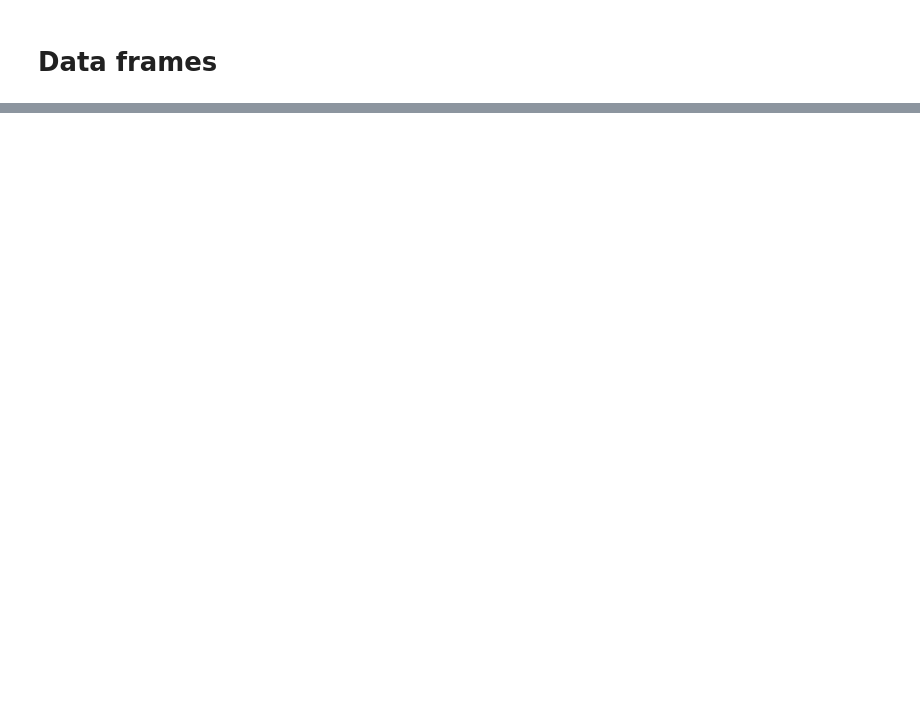
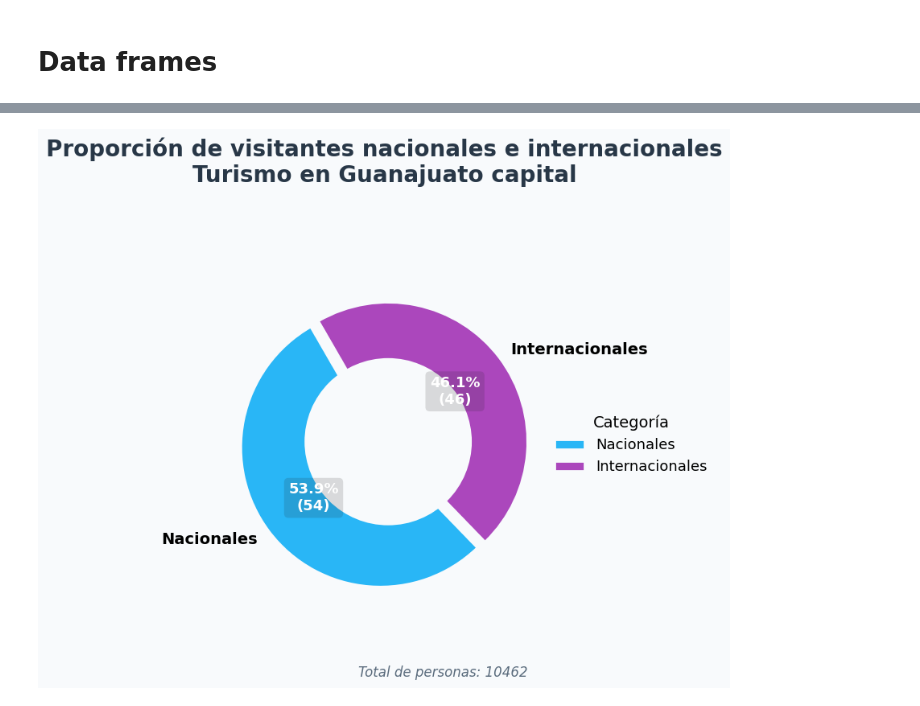
Before and after one commit to Seikened/semestre_IV, a Jupyter notebook: graphic_visualization/proyecto_final/Proyecto_FernandoLeonFranco_codigo.ipynb, the cells around one changed output, grey strips where cells are left out. Drawn from its saved outputs; the diff is of its cells as text; code cells hidden in the pictures; blank space fills up the shorter version.

```diff
--- a/graphic_visualization/proyecto_final/Proyecto_FernandoLeonFranco_codigo.ipynb
+++ b/graphic_visualization/proyecto_final/Proyecto_FernandoLeonFranco_codigo.ipynb
@@ -49,0 +237,57 @@ UnicodeEncodeError: 'ascii' codec can't encode character '\xf3' in position 87:
+# %%
+plt.style.use('seaborn-v0_8-pastel')
+plt.rcParams['font.family'] = 'DejaVu Sans'
+
+conteo = pd.Series([nacional, internacional], index=['Nacionales', 'Internacionales'])
+
+fig, ax = plt.subplots(figsize=(7, 7), facecolor='#f8fafc')
+colors = ['#29B6F6', '#AB47BC']
+explode = (0.07, 0)
+
+wedges, texts, autotexts = ax.pie(
+    conteo,
+    labels=conteo.index,
+    colors=colors,
+    autopct=lambda p: f'{p:.1f}%\n({int(round(p*sum(conteo)/100))})',
+    startangle=120,
+    explode=explode,
+    shadow=False,
+    wedgeprops={'linewidth': 2, 'edgecolor': '#f8fafc'},
+    textprops={'fontsize': 14, 'fontweight': 'bold'}
+)
+
+for autotext in autotexts:
+    autotext.set_color('white')
+    autotext.set_fontsize(13)
+    autotext.set_fontweight('bold')
+    autotext.set_bbox(dict(facecolor='#222', alpha=0.15, edgecolor='none', boxstyle='round,pad=0.3'))
+
+ax.set_title(
+    'Proporción de visitantes nacionales e internacionales\nTurismo en Guanajuato capital',
+    fontsize=20, fontweight='bold', pad=28, color='#283747'
+)
+
+ax.legend(
+    wedges, conteo.index,
+    title="Categoría",
+    loc="center left",
+    bbox_to_anchor=(1, 0.5),
+    frameon=False,
+    fontsize=13,
+    title_fontsize=14
+)
+
+plt.figtext(
+    0.5, 0.02,
+    f'Total de personas: {total_personas}',
+    ha='center', fontsize=12, style='italic', color='#34495e', alpha=0.8
+)
+
+centre_circle = plt.Circle((0, 0), 0.60, fc='#f8fafc')
+fig.gca().add_artist(centre_circle)
+
+ax.axis('equal')
+plt.tight_layout()
+plt.show()
+# %% [output]
+[figure, added]
```
Also changed, not shown: parts of 10 cells of this notebook.
